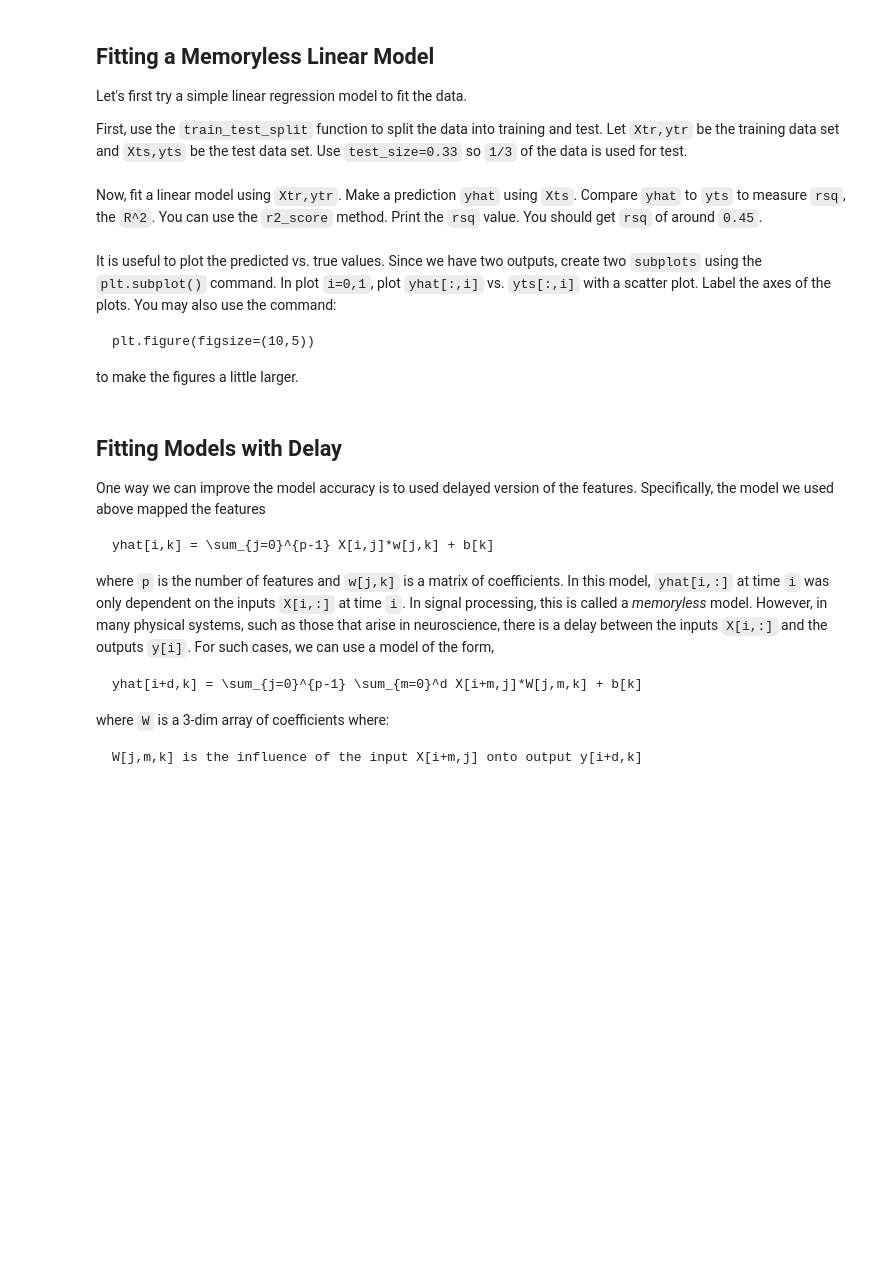
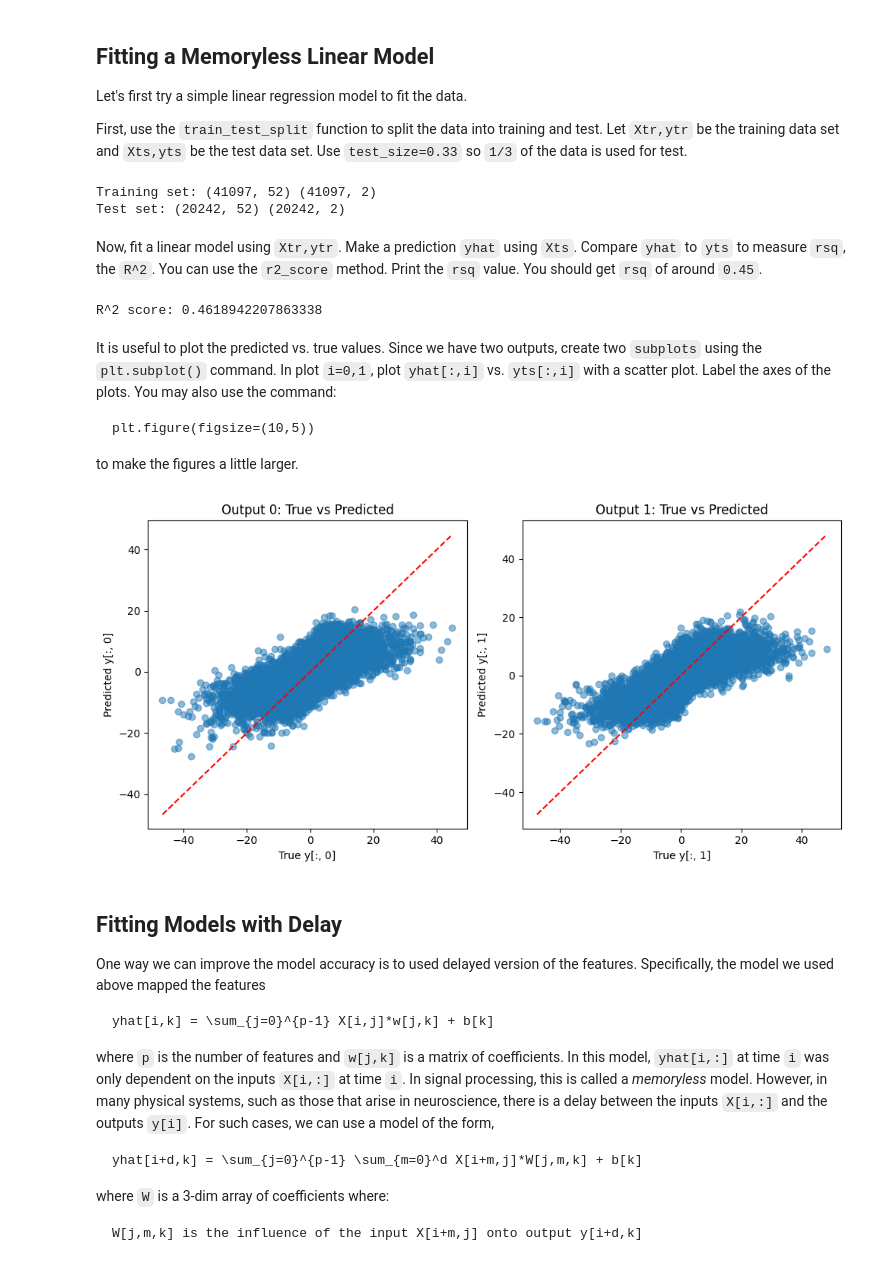
Before and after one commit to prachi-pradhan/introml, a Jupyter notebook: unit04_model_sel/lab_neural_partial.ipynb, the cells around one changed output. Drawn from its saved outputs; the diff is of its cells as text; code cells hidden in the pictures; blank space fills up the shorter version.

```diff
--- a/unit04_model_sel/lab_neural_partial.ipynb
+++ b/unit04_model_sel/lab_neural_partial.ipynb
@@ -92,2 +87,12 @@ from sklearn.model_selection import train_test_split
+# %%
+from sklearn.model_selection import train_test_split
+
+Xtr, Xts, ytr, yts = train_test_split(X, y, test_size=0.33, random_state=42)
+
+print("Training set:", Xtr.shape, ytr.shape)
+print("Test set:", Xts.shape, yts.shape)
+# %% [output]
+Training set: (41097, 52) (41097, 2)
+Test set: (20242, 52) (20242, 2)
 # %% [markdown]
 Now, fit a linear model using `Xtr,ytr`.  Make a prediction  `yhat` using `Xts`.  Compare `yhat` to `yts` to measure `rsq`, the  `R^2`.  You can use the `r2_score` method. Print the `rsq` value.  You should get `rsq` of around `0.45`.
@@ -98,3 +99,17 @@ Now, fit a linear model using `Xtr,ytr`.  Make a prediction  `yhat` using `Xts`.
+# %%
+# Fit linear regression model
+lr = LinearRegression()
+lr.fit(Xtr, ytr)
+
+# Predict on test set
+yhat = lr.predict(Xts)
+
+# Compute R^2 score
+rsq = r2_score(yts, yhat)
+
+print("R^2 score:", rsq)
+# %% [output]
+R^2 score: 0.4618942207863338
 # %% [markdown]
 It is useful to plot the predicted vs. true values.  Since we have two outputs, create two `subplots` using the `plt.subplot()` command.  In plot `i=0,1`, plot `yhat[:,i]` vs. `yts[:,i]` with a scatter plot.   Label the axes of the plots.  You may also use the command:
 
@@ -106,3 +119,20 @@ to make the figures a little larger.
+# %%
+plt.figure(figsize=(10,5))
+
+for i in range(2):  # loop over the two outputs
+    plt.subplot(1, 2, i+1)
+    plt.scatter(yts[:, i], yhat[:, i], alpha=0.5)
+    plt.xlabel("True y[:, {}]".format(i))
+    plt.ylabel("Predicted y[:, {}]".format(i))
+    plt.title(f"Output {i}: True vs Predicted")
+    plt.plot([yts[:, i].min(), yts[:, i].max()],
+             [yts[:, i].min(), yts[:, i].max()],
+             'r--')  # 45-degree line for reference
+
+plt.tight_layout()
+plt.show()
+# %% [output]
+[figure, added]
 # %% [markdown]
 ## Fitting Models with Delay
 
```
Also changed, not shown: parts of 5 cells of this notebook.
